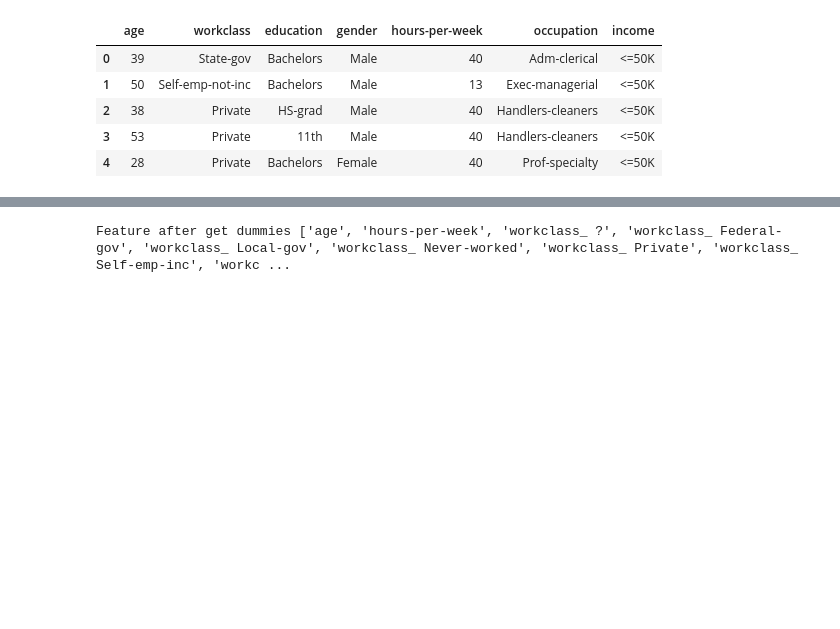
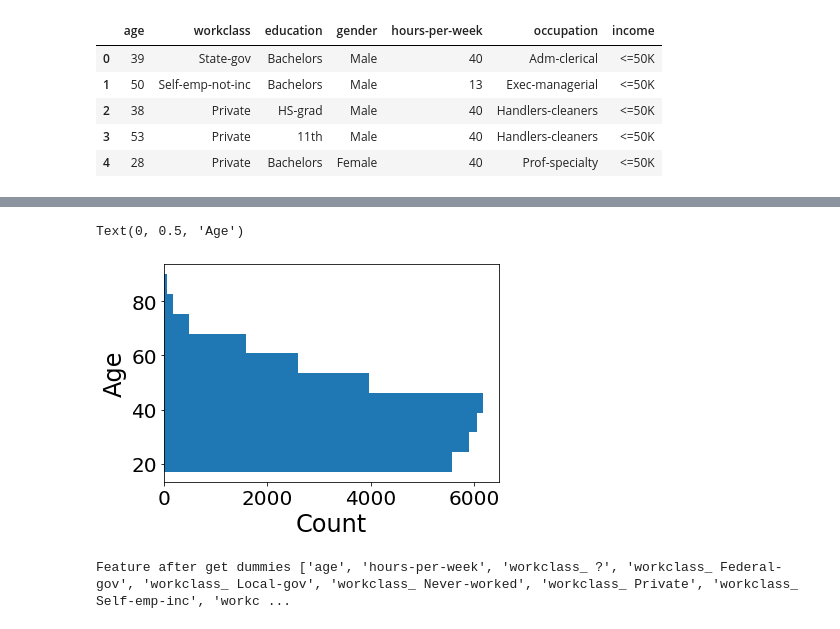
Before and after one commit to shub-bioinfo/Python, a Jupyter notebook: Feature_engineering.ipynb, the cells around one changed output, grey strips where cells are left out. Drawn from its saved outputs; the diff is of its cells as text; code cells hidden in the pictures; blank space fills up the shorter version.

```diff
--- a/Feature_engineering.ipynb
+++ b/Feature_engineering.ipynb
@@ -34,3 +71,10 @@ Name: gender, dtype: int64
+# %%
+plt.hist(data.age, orientation='horizontal')
+plt.xlabel('Count')
+plt.ylabel('Age')
+# %% [output]
+Text(0, 0.5, 'Age')
+[figure, added]
 # %%
 #To convert categorical data into one hot encoding in your dataset
 data_dummies =pd.get_dummies(data)
```
Also changed, not shown: parts of 18 cells of this notebook, 1 other file.
